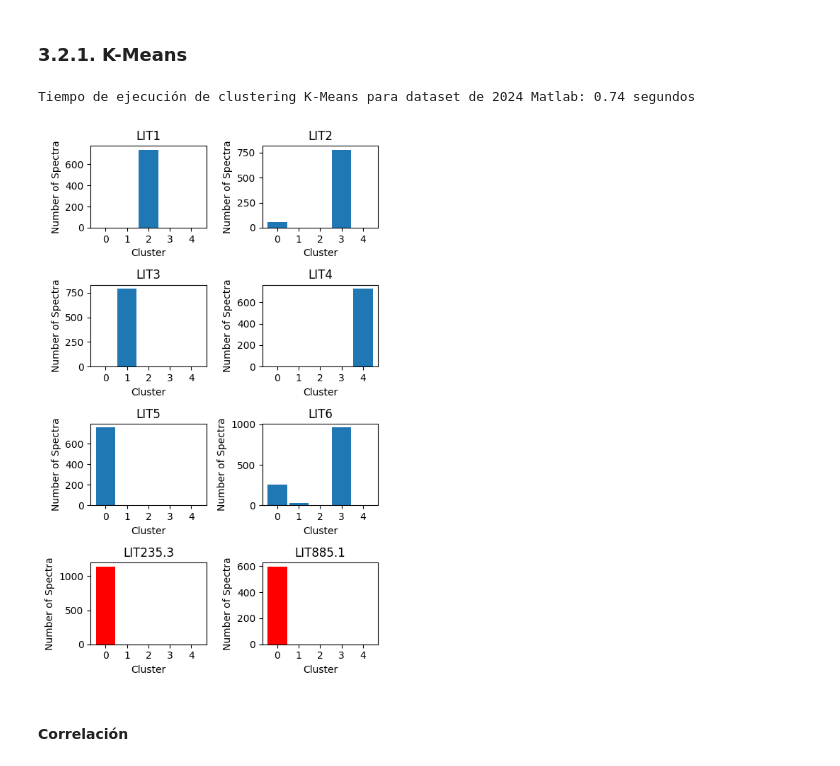
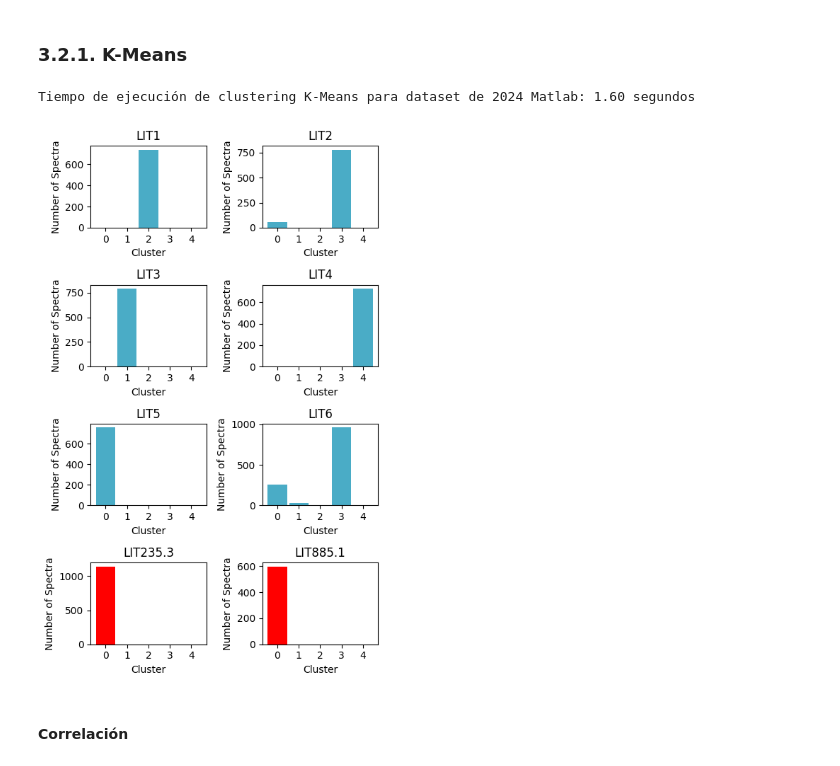
Before and after one commit to andreaperezasen/TFM-ML-Raman-Conchas-Arqueologicas, a Jupyter notebook: Code/Notebooks/main.ipynb, the cells around one changed output. Saved outputs shown, nothing was run; the diff lists cells and outputs as text; code cells hidden in the pictures.

```diff
--- a/Code/Notebooks/main.ipynb
+++ b/Code/Notebooks/main.ipynb
@@ -53,14 +53,14 @@ Se cargan los datos obtenidos tanto por la Sonda de 532nm como los medidos utili
 Los CSV que se cargan contienen los espectros preprocesados de las diferentes conchas. Para más información sobre el preprocesado elegido consulte **procesado_nanobase.ipynb** y **procesado_sonda532nm.ipynb**
 # %%
 # Cargamos todos los datasets
-data_sonda_2023_Matlab = pd.read_csv('D:\OneDrive - UNICAN\Escritorio\Conchas\CSV_final\data_sonda_2023_preprocesadoMatlab.csv', index_col=[0,1,2,3,4,5,6,7])
-data_sonda_2024_Matlab = pd.read_csv('D:\OneDrive - UNICAN\Escritorio\Conchas\CSV_final\data_sonda_2024_preprocesadoMatlab.csv', index_col=[0,1,2,3,4,5,6,7])
-data_sonda_2024_Python = pd.read_csv('D:\OneDrive - UNICAN\Escritorio\Conchas\CSV_final\data_sonda_2024_preprocesadoPython.csv', index_col=[0,1,2,3,4,5,6,7])
-data_nanobase = pd.read_csv('D:\OneDrive - UNICAN\Escritorio\Conchas\CSV_final\\nanobasepreprocesado.csv', index_col=[0])
+#data_sonda_2023_Matlab = pd.read_csv('D:\OneDrive - UNICAN\Escritorio\Conchas\CSV_final\data_sonda_2023_preprocesadoMatlab.csv', index_col=[0,1,2,3,4,5,6,7])
+#data_sonda_2024_Matlab = pd.read_csv('D:\OneDrive - UNICAN\Escritorio\Conchas\CSV_final\data_sonda_2024_preprocesadoMatlab.csv', index_col=[0,1,2,3,4,5,6,7])
+#data_sonda_2024_Python = pd.read_csv('D:\OneDrive - UNICAN\Escritorio\Conchas\CSV_final\data_sonda_2024_preprocesadoPython.csv', index_col=[0,1,2,3,4,5,6,7])
+#data_nanobase = pd.read_csv('D:\OneDrive - UNICAN\Escritorio\Conchas\CSV_final\\nanobasepreprocesado.csv', index_col=[0])
 
 
 # data_sonda_2023_Matlab= pd.read_csv('/Users/drea/Library/CloudStorage/OneDrive-UNICAN/Escritorio/Conchas/CSV_final/data_sonda_2023_preprocesadoMatlab.csv', index_col=[0,1,2,3,4,5,6,7])
-# data_sonda_2024_Matlab= pd.read_csv('/Users/drea/Library/CloudStorage/OneDrive-UNICAN/Escritorio/Conchas/CSV_final/data_sonda_2024_preprocesadoMatlab.csv', index_col=[0,1,2,3,4,5,6,7])
+data_sonda_2024_Matlab= pd.read_csv('/Users/drea/Library/CloudStorage/OneDrive-UNICAN/Escritorio/Conchas/CSV_final/data_sonda_2024_preprocesadoMatlab.csv', index_col=[0,1,2,3,4,5,6,7])
 # data_sonda_2024_Python= pd.read_csv('/Users/drea/Library/CloudStorage/OneDrive-UNICAN/Escritorio/Conchas/CSV_final/data_sonda_2024_preprocesadoPython.csv', index_col=[0,1,2,3,4,5,6,7])
 # %%
 data_nanobase_muestras = data_nanobase.index.get_level_values("Muestra").unique().tolist()
@@ -329,9 +322,9 @@ def clustering_K_Means(data, n_clusters):
 
 
 data_sonda_2024_Matlab_copy = data_sonda_2024_Matlab.copy()
-data_sonda_2023_Matlab_copy = data_sonda_2023_Matlab.copy()
-data_sonda_2024_Python_copy = data_sonda_2024_Python.copy()
-data_nanobase_copy = data_nanobase.copy()
+#data_sonda_2023_Matlab_copy = data_sonda_2023_Matlab.copy()
+#data_sonda_2024_Python_copy = data_sonda_2024_Python.copy()
+#data_nanobase_copy = data_nanobase.copy()
 
 data_sonda_2024_Matlab_copy, tiempo_2024_Matlab_KMeans = clustering_K_Means(data_sonda_2024_Matlab_copy, 5)
 # data_sonda_2023_Matlab_copy, tiempo_2023_Matlab_KMeans = clustering_K_Means(data_sonda_2023_Matlab_copy, 7)
@@ -343,7 +336,7 @@ print(f"Tiempo de ejecución de clustering K-Means para dataset de 2024 Matlab:
 # print(f"Tiempo de ejecución de clustering K-Means para dataset de 2024 Python: {tiempo_2024_Python_Kmeans:.2f} segundos")
 # print(f"Tiempo de ejecución de clustering K-Means para dataset de Nanobase: {tiempo_nanobase_KMeans:.2f} segundos")
 # %% [output]
-Tiempo de ejecución de clustering K-Means para dataset de 2024 Matlab: 0.74 segundos
+Tiempo de ejecución de clustering K-Means para dataset de 2024 Matlab: 1.60 segundos
 # %%
 def plot_clusters_class_8muestras_2col(data, muestras, tipo_cluster='Cluster_KMeans', title= 'Distribución de los Clústers en las 8 muestras', color_tipo = '#1f77b4'):
 
@@ -368,35 +361,35 @@ def plot_clusters_class_8muestras_2col(data, muestras, tipo_cluster='Cluster_KMe
         col = i % 2
         axes[row, col].bar(indices_cluster, cluster_counts, width=0.9, label=tipo_cluster, color = color_actual)
 
         # Editamos el título para cada muestra
         axes[row, col].set_title(f"{muestra}")
         axes[row, col].set_xticks(indices_cluster)
         axes[row, col].set_xticklabels(todos_clusters)
         axes[row, col].set_xlabel("Cluster")
         axes[row, col].set_ylabel("Number of Spectra")
 
 
     # Añado un título general
     # fig.suptitle(title)
 
     # Ajustar espaciado entre subplots
     plt.tight_layout()
     plt.show()
 
 muestras_ordenadas = ['LIT1', 'LIT2', 'LIT3', 'LIT4', 'LIT5', 'LIT6', 'LIT235.3','LIT885.1']
 
-plot_clusters_class_8muestras_2col(data_sonda_2024_Matlab_copy, muestras_ordenadas,'Cluster_KMeans', title = "K-Means Clustering para 2024 Matlab")
+plot_clusters_class_8muestras_2col(data_sonda_2024_Matlab_copy, muestras_ordenadas,'Cluster_KMeans', title = "K-Means Clustering para 2024 Matlab", color_tipo = "#4AACC6" )
 # plot_clusters_class_8muestras_2col(data_sonda_2023_Matlab_copy, muestras_ordenadas,'Cluster_KMeans', title = "K-Means Clustering para 2023 Matlab")
 # plot_clusters_class_8muestras_2col(data_sonda_2024_Python_copy, muestras_ordenadas,'Cluster_KMeans', title = "K-Means Clustering para 2024 Python")
 # plot_clusters_class_8muestras_2col(data_nanobase_copy, muestras_ordenadas,'Cluster_KMeans', title = "K-Means Clustering para Nanobase")
 
 
 # plot_clusters_class_8muestras_4col(data_sonda_2024_Matlab_copy, muestras_ordenadas,tipo_cluster="Cluster_KMeans", title = "K-Means Clustering para 2024 Matlab")
 # plot_clusters_class_8muestras_4col(data_sonda_2023_Matlab_copy, muestras_ordenadas,tipo_cluster="Cluster_KMeans", title = "K-Means Clustering para 2023 Matlab")
 # plot_clusters_class_8muestras_4col(data_sonda_2024_Python_copy, muestras_ordenadas,tipo_cluster="Cluster_KMeans", title = "K-Means Clustering para 2024 Python")
 # plot_clusters_class_8muestras_4col(data_nanobase_copy, muestras_ordenadas,tipo_cluster="Cluster_KMeans", title = "K-Means Clustering para Nanobase")
 # %% [output]
-[figure, old version]
+[figure, new version]
 # %% [markdown]
 #### Correlación
 # %%
```
Also changed, not shown: parts of 6 cells of this notebook.
